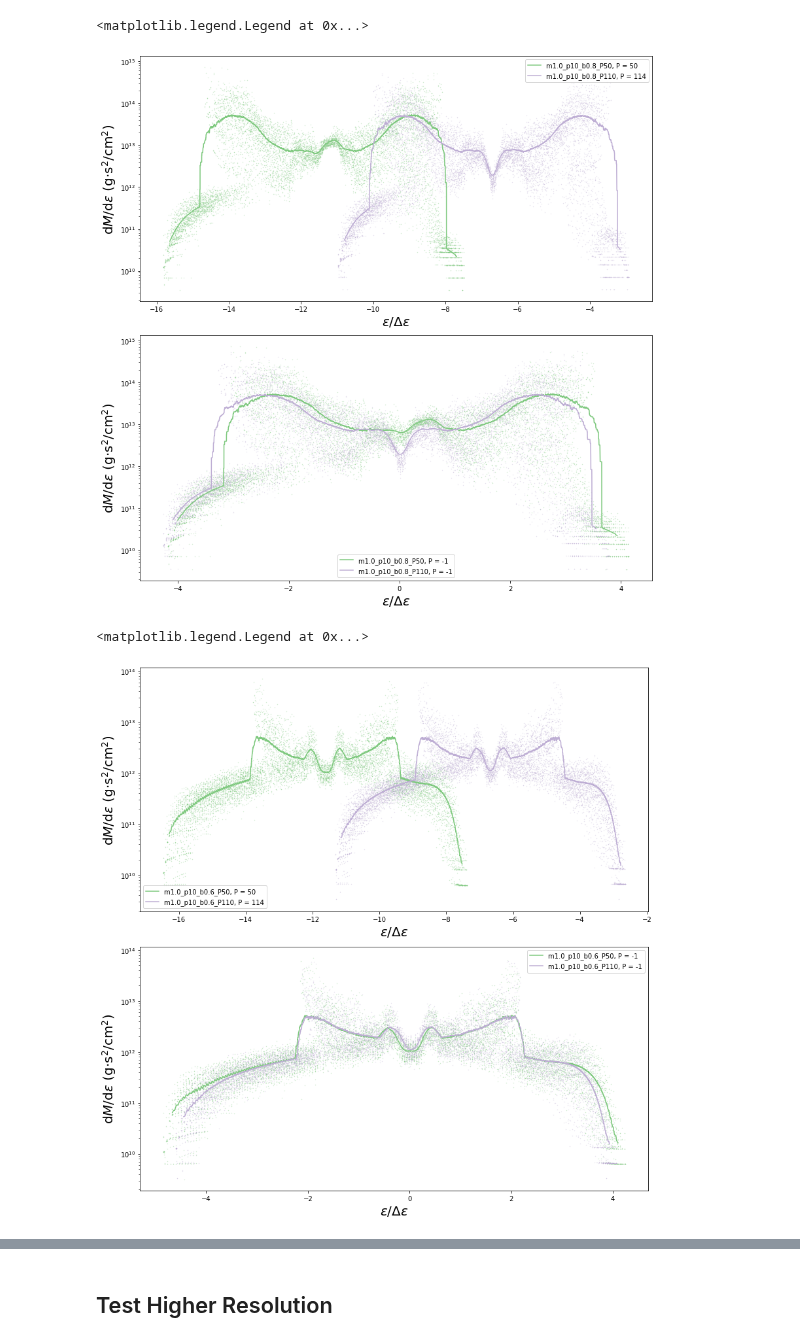
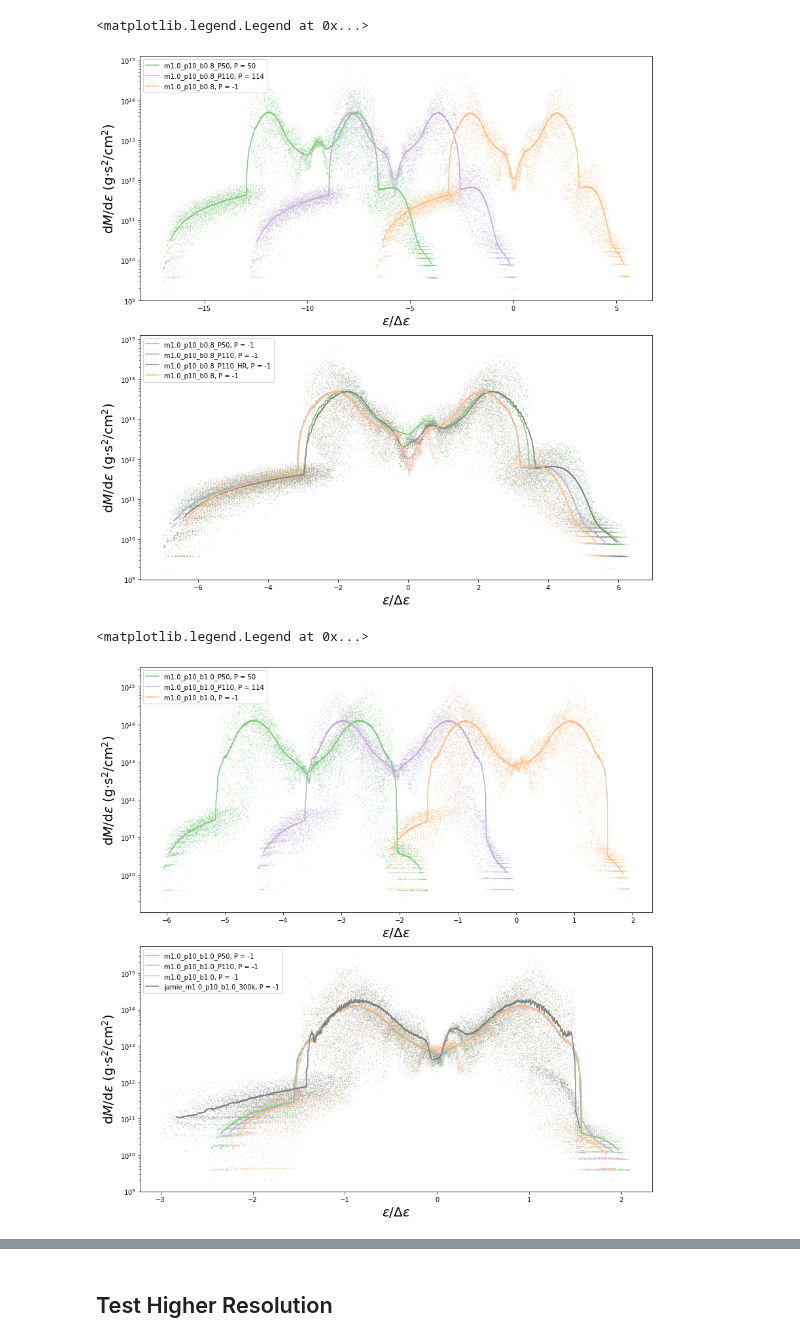
Before and after one commit to slowdivePTG/ASASSN-14ko, a Jupyter notebook: YT_Visualization/dmdt.ipynb, the cells around one changed output, grey strips where cells are left out. Drawn from its saved outputs; the diff is of its cells as text; code cells hidden in the pictures.

Commit message:
beta=1.0 updated

```diff
--- a/YT_Visualization/dmdt.ipynb
+++ b/YT_Visualization/dmdt.ipynb
@@ -68,16 +79,18 @@ P110_b0_6_chk_0060 = dmdt(DIR='m1.0_p10_b0.6_P110', chk='0060', Period=-1)
 # %%
-P50_b0_8_chk_0080_114 = dmdt(DIR='m1.0_p10_b0.8_P50', chk='0080', Period=114)
+P50_b1_chk_0080_50 = dmdt(DIR='m1.0_p10_b1.0_P50', chk='0080', Period=50)
+P50_b1_chk_0080 = dmdt(DIR='m1.0_p10_b1.0_P50', chk='0080', Period=-1)
+
 P50_b0_8_chk_0080_50 = dmdt(DIR='m1.0_p10_b0.8_P50', chk='0080', Period=50)
 P50_b0_8_chk_0080 = dmdt(DIR='m1.0_p10_b0.8_P50', chk='0080', Period=-1)
 
-P50_b0_6_chk_0080_114 = dmdt(DIR='m1.0_p10_b0.6_P50', chk='0080', Period=114)
 P50_b0_6_chk_0080_50 = dmdt(DIR='m1.0_p10_b0.6_P50', chk='0080', Period=50)
 P50_b0_6_chk_0080 = dmdt(DIR='m1.0_p10_b0.6_P50', chk='0080', Period=-1)
 
-P50_b0_8_chk_0060_114 = dmdt(DIR='m1.0_p10_b0.8_P50', chk='0060', Period=114)
+P50_b1_chk_0060_50 = dmdt(DIR='m1.0_p10_b1.0_P50', chk='0060', Period=50)
+P50_b1_chk_0060 = dmdt(DIR='m1.0_p10_b1.0_P50', chk='0060', Period=-1)
+
 P50_b0_8_chk_0060_50 = dmdt(DIR='m1.0_p10_b0.8_P50', chk='0060', Period=50)
 P50_b0_8_chk_0060 = dmdt(DIR='m1.0_p10_b0.8_P50', chk='0060', Period=-1)
 
-P50_b0_6_chk_0060_114 = dmdt(DIR='m1.0_p10_b0.6_P50', chk='0060', Period=114)
 P50_b0_6_chk_0060_50 = dmdt(DIR='m1.0_p10_b0.6_P50', chk='0060', Period=50)
 P50_b0_6_chk_0060 = dmdt(DIR='m1.0_p10_b0.6_P50', chk='0060', Period=-1)
@@ -85,35 +116,18 @@ P50_b0_6_chk_0060 = dmdt(DIR='m1.0_p10_b0.6_P50', chk='0060', Period=-1)
 f, ax = plt.subplots(2, 1, figsize=(12, 12))
 col = ['#7fc97f', '#beaed4', '#fdc086']
 
-P50_b0_8_chk_0080_50.dm_de_e(ax=ax[0],
-                       color=col[0],
-                       Bin=300,
-                       M=0.8 * u.Msun,
-                       R=1 * u.Rsun,
-                       beta=0.6)
-P110_b0_8_chk_0080_114.dm_de_e(ax=ax[0],
-                         color=col[1],
-                         Bin=300,
-                         M=0.8 * u.Msun,
-                         R=1 * u.Rsun,
-                         beta=0.6)
+P50_b0_8_chk_0060_50.dm_de_e(ax=ax[0], color=col[0], Bin=300, beta=0.6)
+P110_b0_8_chk_0060_114.dm_de_e(ax=ax[0], color=col[1], Bin=300, beta=0.6)
+b0_8_chk_0060.dm_de_e(ax=ax[0], color=col[2], Bin=300, beta=0.6)
 
-P50_b0_8_chk_0080.dm_de_e(ax=ax[1],
-                        color=col[0],
-                        Bin=300,
-                        M=0.8 * u.Msun,
-                        R=1 * u.Rsun,
-                        beta=0.6)
-P110_b0_8_chk_0080.dm_de_e(ax=ax[1],
-                         color=col[1],
-                         Bin=300,
-                         M=0.8 * u.Msun,
-                         R=1 * u.Rsun,
-                         beta=0.6)
+P50_b0_8_chk_0060.dm_de_e(ax=ax[1], color=col[0], Bin=300, beta=0.6)
+P110_b0_8_chk_0060.dm_de_e(ax=ax[1], color=col[1], Bin=300, beta=0.6)
+P110_b0_8_chk_0060_HR.dm_de_e(ax=ax[1], Bin=300, beta=0.6)
+b0_8_chk_0060.dm_de_e(ax=ax[1], color=col[2], Bin=300, beta=0.6)
 
 f.tight_layout()
 ax[0].legend()
 ax[1].legend()
 # %% [output]
 <matplotlib.legend.Legend at 0x...>
-[figure, old version]
+[figure, new version]
@@ -120,39 +138,22 @@ ax[1].legend()
 # %%
 f, ax = plt.subplots(2, 1, figsize=(12, 12))
 col = ['#7fc97f', '#beaed4', '#fdc086']
 
-P50_b0_6_chk_0080_50.dm_de_e(ax=ax[0],
-                       color=col[0],
-                       Bin=200,
-                       M=0.8 * u.Msun,
-                       R=1 * u.Rsun,
-                       beta=0.6)
-P110_b0_6_chk_0080_114.dm_de_e(ax=ax[0],
-                         color=col[1],
-                         Bin=200,
-                         M=0.8 * u.Msun,
-                         R=1 * u.Rsun,
-                         beta=0.6)
+P50_b1_chk_0060_50.dm_de_e(ax=ax[0], color=col[0], Bin=300)
+P110_b1_chk_0060_114.dm_de_e(ax=ax[0], color=col[1], Bin=300)
+b1_chk_0060.dm_de_e(ax=ax[0], color=col[2], Bin=300)
 
-P50_b0_6_chk_0080.dm_de_e(ax=ax[1],
-                        color=col[0],
-                        Bin=200,
-                        M=0.8 * u.Msun,
-                        R=1 * u.Rsun,
-                        beta=0.6)
-P110_b0_6_chk_0080.dm_de_e(ax=ax[1],
-                         color=col[1],
-                         Bin=200,
-                         M=0.8 * u.Msun,
-                         R=1 * u.Rsun,
-                         beta=0.6)
+P50_b1_chk_0060.dm_de_e(ax=ax[1], color=col[0], Bin=300)
+P110_b1_chk_0060.dm_de_e(ax=ax[1], color=col[1], Bin=300)
+b1_chk_0060.dm_de_e(ax=ax[1], color=col[2], Bin=300)
+jamie_chk0060.dm_de_e(ax=ax[1], Mh=1e6 * u.Msun)
 
 f.tight_layout()
 ax[0].legend()
 ax[1].legend()
 # %% [output]
 <matplotlib.legend.Legend at 0x...>
-[figure, old version]
+[figure, new version]
 # %%
 f, ax = plt.subplots(figsize=(12, 6))
 P50_b0_8_chk_0060_50.Mdot_t(ax=ax)
```
Also changed, not shown: parts of 17 cells of this notebook, 1 other file.
